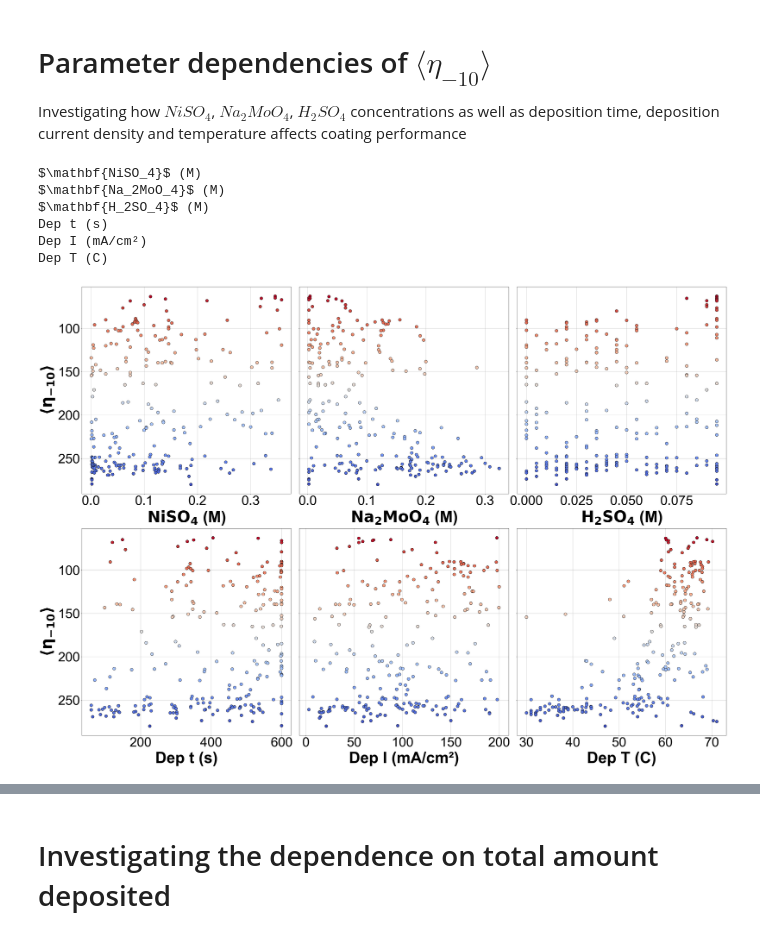
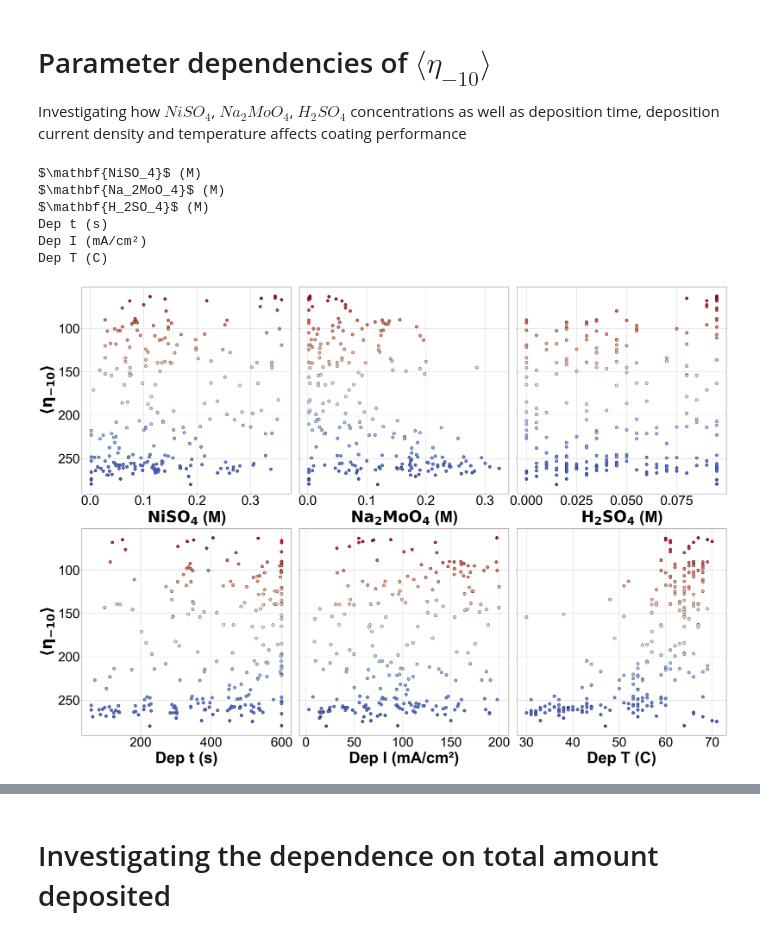
Before and after one commit to Pele905/Ni_Mo_CatBot-optimization-public, a Jupyter notebook: Ni_Mo_optimization_analysis.ipynb, the cells around one changed output, grey strips where cells are left out. Drawn from its saved outputs; the diff is of its cells as text; code cells hidden in the pictures.

```diff
--- a/Ni_Mo_optimization_analysis.ipynb
+++ b/Ni_Mo_optimization_analysis.ipynb
@@ -329,7 +326,7 @@ from operator import itemgetter
 from matplotlib.patches import Patch
 import pandas as pd
 
-savepath_first_review = "/Users/pvifr/Desktop/PhD_general/Ni_Mo_paper/First review"
+savepath_first_review = "/Users/pvifr/Desktop/PhD_general/Ni_Mo_paper/First review/Revised graphs"
 
 # Colors
 colors = {
@@ -442,7 +439,7 @@ ymax = max(
 # -------------------------------------------------------
 # Compare All Campaigns
 # -------------------------------------------------------
-fig, ax = plt.subplots(figsize=(15, 10))
+fig, ax = plt.subplots(figsize=(14, 10))
 
 # 1. Add Tinted Blue Background Span for the first 15 experiments
 # Setting zorder=0 keeps it entirely behind the gridlines, plots, and points
@@ -653,10 +650,7 @@ df_random_2_mod["Na2Mo (mol/L)"] = (
     df_random_2_mod["NiSO4 (mol/L)"] * 0.04) / 15
 )
 
-df_random_2_mod["NiSO4 (mol/L)"] = (
-    (df_random_2_mod["NiSO4 (mol/L)"] * 0.4 +
-    df_random_2_mod["Na2Mo (mol/L)"] * 0.04) / 15
-)
+
 df_random_1_mod["H2SO4 (mol/L)"] = df_random_1_mod["H2SO4 (mol/L)"] * 1 / 15
 df_random_2_mod["H2SO4 (mol/L)"] = df_random_2_mod["H2SO4 (mol/L)"] * 1 / 15
 
@@ -683,13 +677,13 @@ F = 96485
 
 # Print results
 with pd.option_context('display.max_columns', None, 'display.width', 1000):
-    print("-" * 25, "Strategy 3", "_" * 25)
+    print("-" * 25, "Strategy hybrid", "_" * 25)
     print(head_og)
     print()
-    print("-" * 25, "Strategy 2", "_" * 25)
+    print("-" * 25, "Strategy UCB beta 5", "_" * 25)
     print(head_beta_5)
     print()
-    print("-" * 25, "Strategy 1", "_" * 25)
+    print("-" * 25, "Strategy UCB beta 1", "_" * 25)
     print(head_beta_1)
 
 
@@ -755,6 +749,7 @@ complete_dataset["Ni_Mo_r"] = C_Ni_SO4 / C_Na2Mo
 params = ["NiSO4 (mol/L)",  'Na2Mo (mol/L)', 'H2SO4 (mol/L)',
           'Dep t (s)', 'Dep I (mA/cm²)', 'Dep T (C)']
 
+complete_dataset["Dep T (C)"] = complete_dataset["Dep T (C)"].round(0).astype(int)
 # Sort and select
 sorted_df = complete_dataset.copy().sort_values(by="integrated_area").reset_index(drop=True)
 
@@ -762,8 +757,6 @@ sorted_df = complete_dataset.copy().sort_values(by="integrated_area").reset_inde
 norm = plt.Normalize(sorted_df["integrated_area"].min(), sorted_df["integrated_area"].max())
 colors = cm.coolwarm_r(norm(sorted_df["integrated_area"]))
 
-savepath_params = "/Users/pvifr/Desktop/ElectrochemicalDataAnalysis/Ni_Mo_paper/Plots_paper"
-# Plot
 fig, axes = plt.subplots(math.ceil(len(params) / 3), 3, figsize=(40, 28),sharey=True)  # Now 3x3 for 8 plots
 
 axes = axes.flatten()
@@ -789,31 +782,32 @@ for i, param in enumerate(params):
         zorder = 10
     )
     if i == 0:
         axes[0].invert_yaxis()
     #axes[i].set_title(param, fontsize=55, pad = 10)
     axes[i].set_xlabel(param,
                     fontsize=65,
                     labelpad=10,
                     fontweight='bold')  # makes label bold
     axes[i].tick_params(axis='both', labelsize=55)
     if (i == 0 or i == 3):
         axes[i].set_ylabel(r"$\mathbf{\langle \eta_{-10} \rangle}$",
                    fontsize=65, labelpad=10)
 
     axes[i].grid(True)
 plt.subplots_adjust(hspace=0.15)
 plt.tight_layout()
 
 plt.savefig(os.path.join(savepath_first_review, "Param_dependencies.png"))
 # Hide any unused subplot axes (if 9 total axes but only 8 params)
 for j in range(len(params), len(axes)):
     fig.delaxes(axes[j])
 # Prepare data
+complete_dataset.to_csv("complete_dataset.csv", index=False)
 # %% [output]
 $\mathbf{NiSO_4}$ (M)
 $\mathbf{Na_2MoO_4}$ (M)
 $\mathbf{H_2SO_4}$ (M)
 Dep t (s)
 Dep I (mA/cm²)
 Dep T (C)
-[figure, old version]
+[figure, new version]
```
Also changed, not shown: parts of 5 cells of this notebook, 8 other files.
